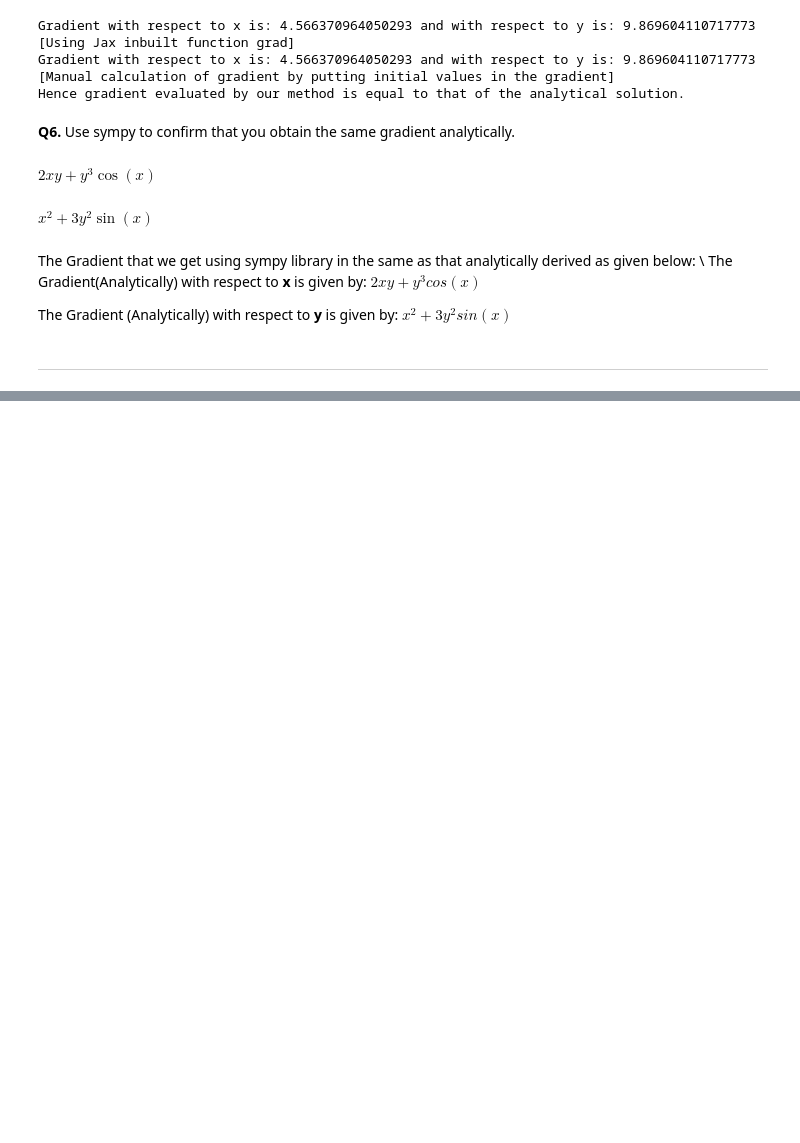
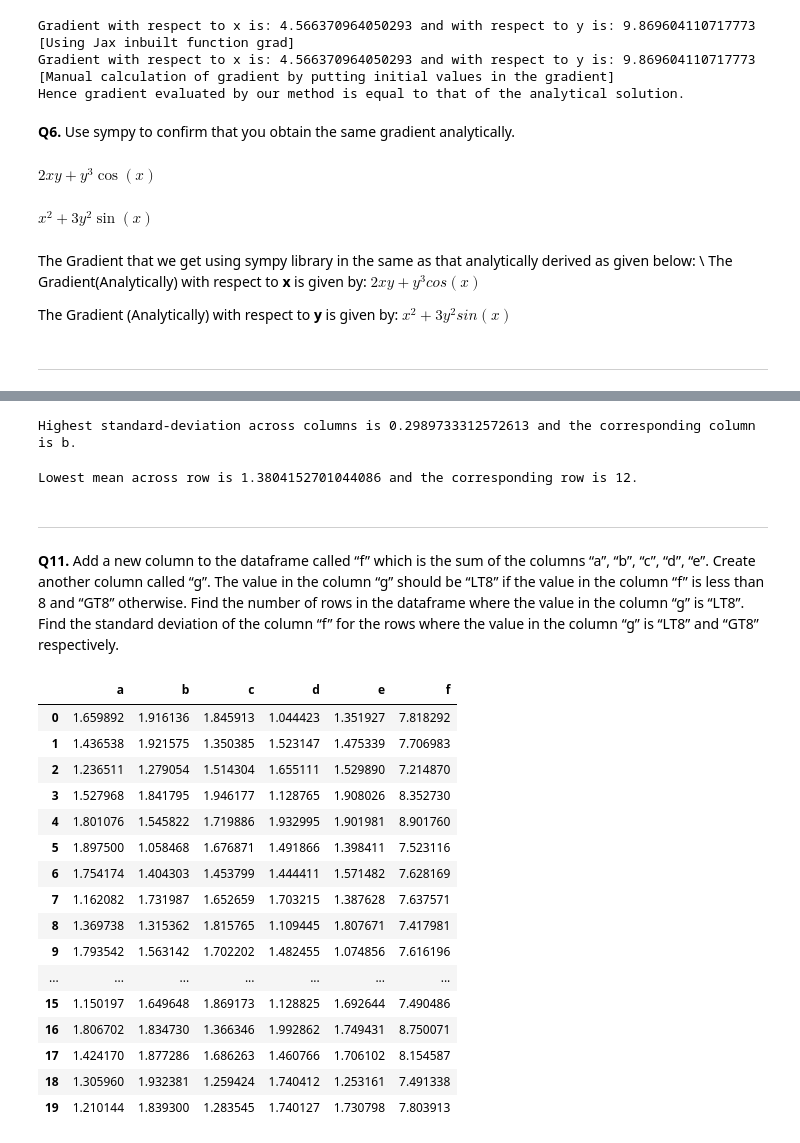
Before and after one commit to haikookhandor/ES654-Prerequisite, a Jupyter notebook: main.ipynb, the cells around one changed output, grey strips where cells are left out. Drawn from its saved outputs; the diff is of its cells as text; code cells hidden in the pictures; blank space fills up the shorter version.

```diff
--- a/main.ipynb
+++ b/main.ipynb
@@ -64,0 +152,37 @@ The Gradient (Analytically) with respect to **y** is given by: $x^2 + 3y^2sin(x)
+# %%
+print(f"Highest standard-deviation across columns is {df.std(axis=0).max()} and the corresponding column is {chr(97+df.std(axis=0).argmax())}.")
+# std returns the standard deviation across the axis specified, in our case along axis 0 corresponds to columns
+# chr returns the char of the ASCII value inside, argmax returns the index of the column with highest standard deviation
+# %% [output]
+Highest standard-deviation across columns is 0.2989733312572613 and the corresponding column is b.
+# %%
+print(f"Lowest mean across row is {df.mean(axis=1).min()} and the corresponding row is {df.mean(axis=1).argmin()}.")
+# mean returns the mean across the axis specified, in our case along axis 1 corresponds to rows
+# argmin returns the index of the row with lowest mean
+# %% [output]
+Lowest mean across row is 1.3804152701044086 and the corresponding row is 12.
+# %% [markdown]
+---
+# %% [markdown]
+**Q11.** Add a new column to the dataframe called “f” which is the sum of the columns “a”, “b”, “c”, “d”, “e”. Create another column called “g”. The value in the column “g” should be “LT8” if the value in the column “f” is less than 8 and “GT8” otherwise. Find the number of rows in the dataframe where the value in the column “g” is “LT8”. Find the standard deviation of the column “f” for the rows where the value in the column “g” is “LT8” and “GT8” respectively.
+# %%
+df['f'] = df['a'] + df['b'] + df['c'] + df['d'] + df['e'] # creating the new column f
+df
+# %% [output]
+|  | a | b | c | d | e | f |
+| 0 | 1.659892 | 1.916136 | 1.845913 | 1.044423 | 1.351927 | 7.818292 |
+| 1 | 1.436538 | 1.921575 | 1.350385 | 1.523147 | 1.475339 | 7.706983 |
+| 2 | 1.236511 | 1.279054 | 1.514304 | 1.655111 | 1.529890 | 7.214870 |
+| 3 | 1.527968 | 1.841795 | 1.946177 | 1.128765 | 1.908026 | 8.352730 |
+| 4 | 1.801076 | 1.545822 | 1.719886 | 1.932995 | 1.901981 | 8.901760 |
+| 5 | 1.897500 | 1.058468 | 1.676871 | 1.491866 | 1.398411 | 7.523116 |
+| 6 | 1.754174 | 1.404303 | 1.453799 | 1.444411 | 1.571482 | 7.628169 |
+| 7 | 1.162082 | 1.731987 | 1.652659 | 1.703215 | 1.387628 | 7.637571 |
+| 8 | 1.369738 | 1.315362 | 1.815765 | 1.109445 | 1.807671 | 7.417981 |
+| 9 | 1.793542 | 1.563142 | 1.702202 | 1.482455 | 1.074856 | 7.616196 |
+| ... | ... | ... | ... | ... | ... | ... |
+| 15 | 1.150197 | 1.649648 | 1.869173 | 1.128825 | 1.692644 | 7.490486 |
+| 16 | 1.806702 | 1.834730 | 1.366346 | 1.992862 | 1.749431 | 8.750071 |
+| 17 | 1.424170 | 1.877286 | 1.686263 | 1.460766 | 1.706102 | 8.154587 |
+| 18 | 1.305960 | 1.932381 | 1.259424 | 1.740412 | 1.253161 | 7.491338 |
+| 19 | 1.210144 | 1.839300 | 1.283545 | 1.740127 | 1.730798 | 7.803913 |
```
Also changed, not shown: parts of 19 cells of this notebook.
